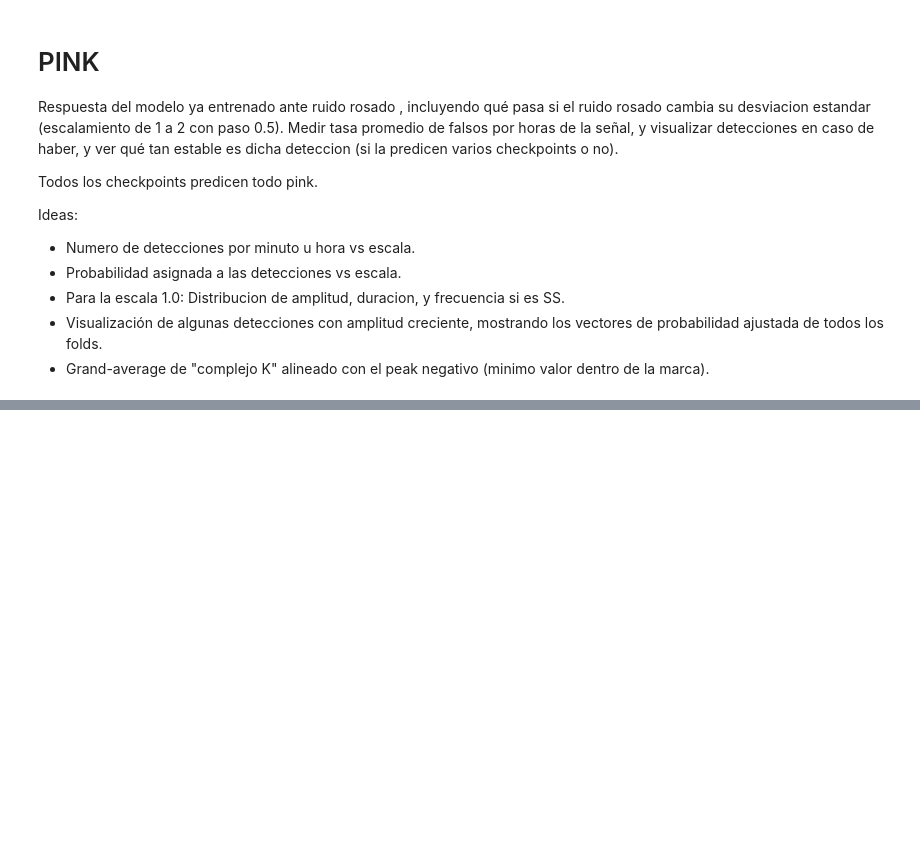
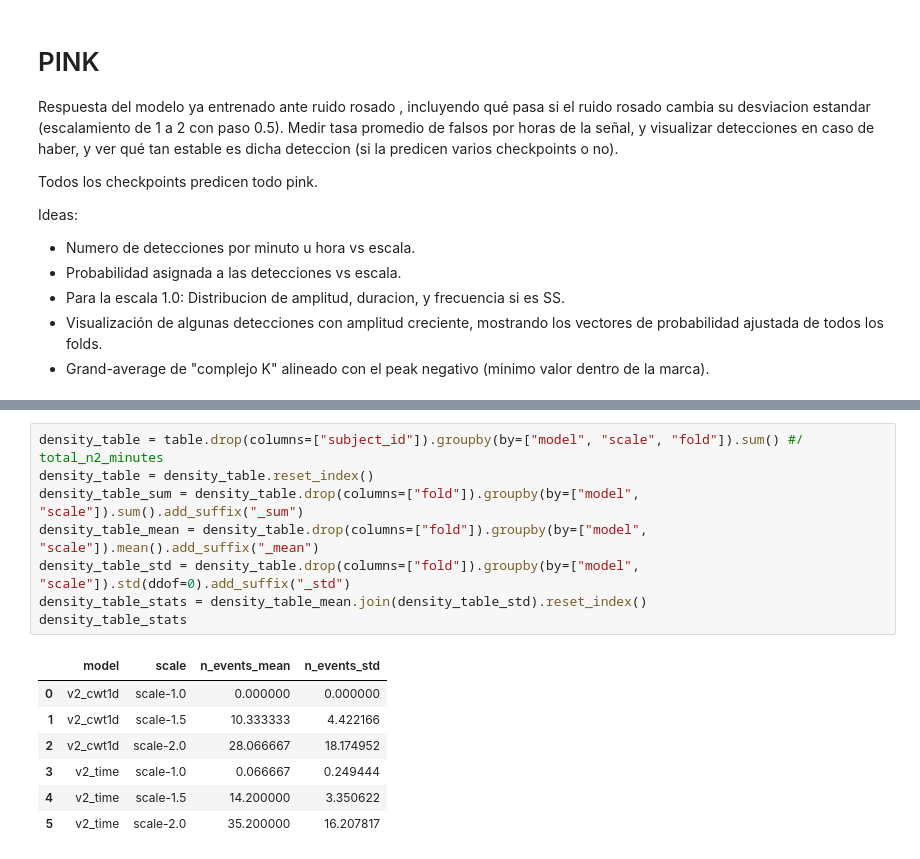
Before and after one commit to nicolasigor/sleep-rnn, a Jupyter notebook: figs_thesis/2021_result_indataset.ipynb, the cells around one changed output, grey strips where cells are left out. Drawn from its saved outputs; the diff is of its cells as text; blank space fills up the shorter version.

```diff
--- a/figs_thesis/2021_result_indataset.ipynb
+++ b/figs_thesis/2021_result_indataset.ipynb
@@ -715,0 +743,16 @@ pink = reader.load_dataset(constants.PINK_NAME, verbose=False)
+# %%
+density_table = table.drop(columns=["subject_id"]).groupby(by=["model", "scale", "fold"]).sum() #/ total_n2_minutes
+density_table = density_table.reset_index()
+density_table_sum = density_table.drop(columns=["fold"]).groupby(by=["model", "scale"]).sum().add_suffix("_sum")
+density_table_mean = density_table.drop(columns=["fold"]).groupby(by=["model", "scale"]).mean().add_suffix("_mean")
+density_table_std = density_table.drop(columns=["fold"]).groupby(by=["model", "scale"]).std(ddof=0).add_suffix("_std")
+density_table_stats = density_table_mean.join(density_table_std).reset_index()
+density_table_stats
+# %% [output]
+|  | model | scale | n_events_mean | n_events_std |
+| 0 | v2_cwt1d | scale-1.0 | 0.000000 | 0.000000 |
+| 1 | v2_cwt1d | scale-1.5 | 10.333333 | 4.422166 |
+| 2 | v2_cwt1d | scale-2.0 | 28.066667 | 18.174952 |
+| 3 | v2_time | scale-1.0 | 0.066667 | 0.249444 |
+| 4 | v2_time | scale-1.5 | 14.200000 | 3.350622 |
+| 5 | v2_time | scale-2.0 | 35.200000 | 16.207817 |
```
Also changed, not shown: parts of 12 cells of this notebook, 4 other files.
